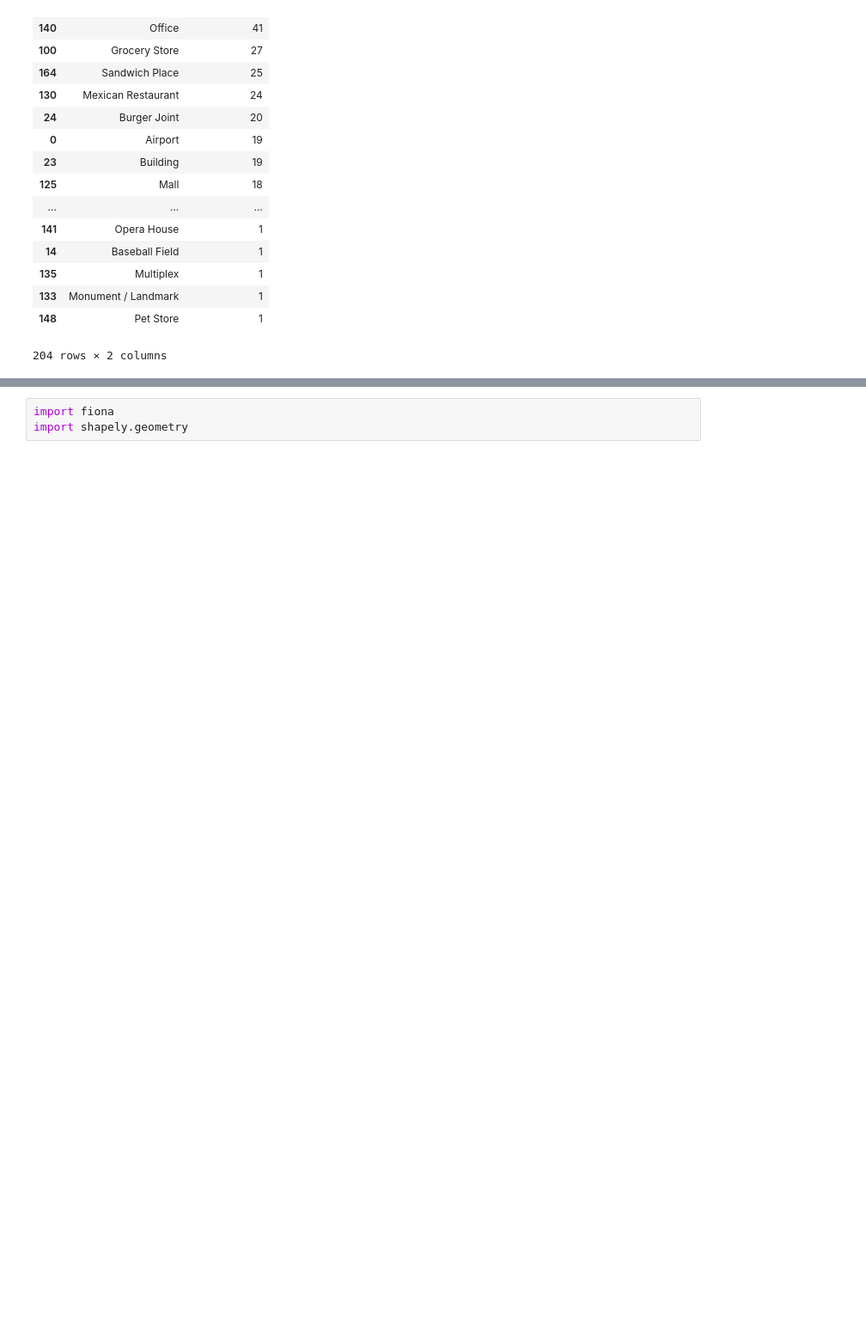
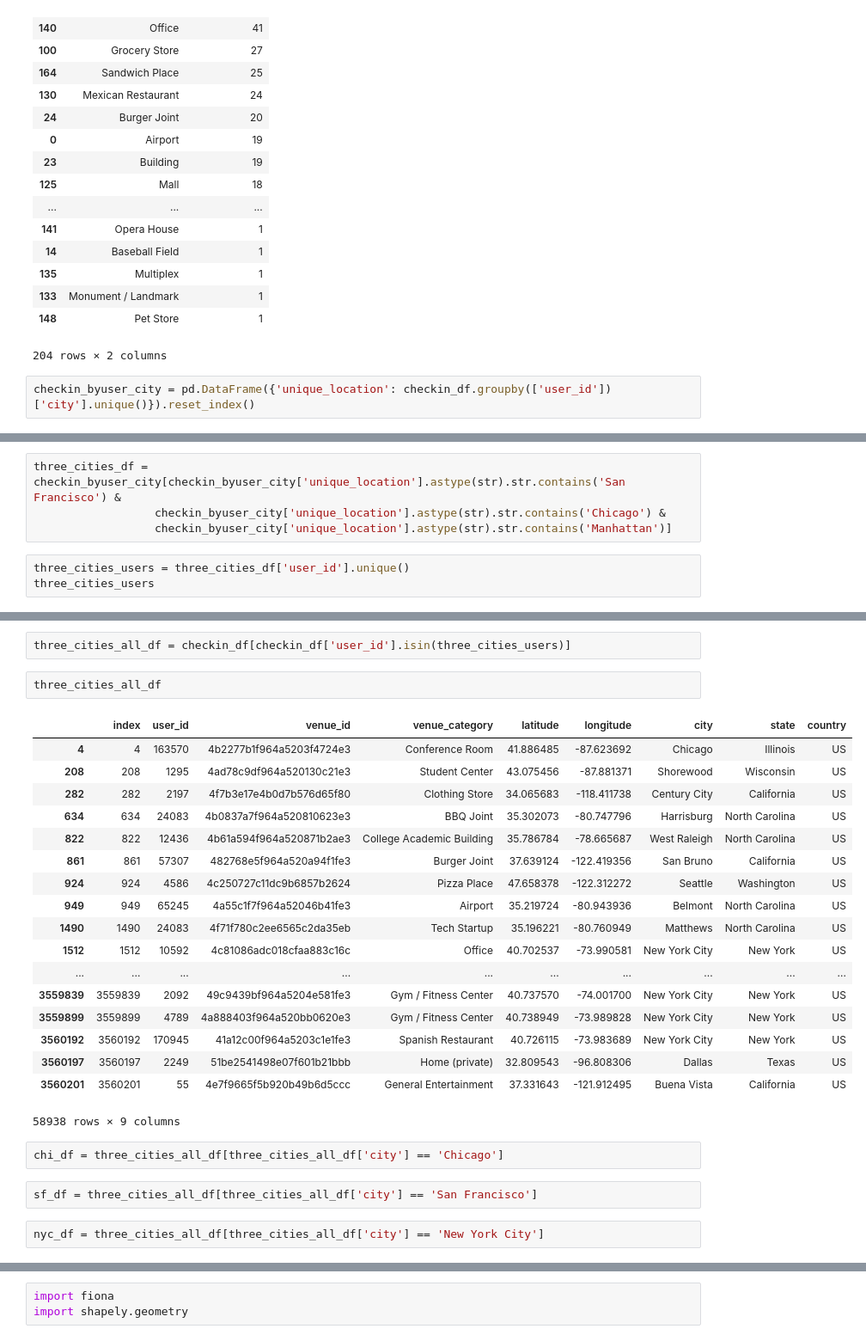
Before and after one commit to gotjennie/foursquaredataproject, a Jupyter notebook: foursquare-exploration-jennie1.ipynb, the cells around one changed output, grey strips where cells are left out. Shown at 86% size. Saved outputs shown, nothing was run; the diff lists cells and outputs as text; blank space fills up the shorter version.

```diff
--- a/foursquare-exploration-jennie1.ipynb
+++ b/foursquare-exploration-jennie1.ipynb
@@ -138,3 +138,5 @@ categories_df.sort_values(['num_checkins'], ascending=[False])
 | 133 | Monument / Landmark | 1 |
 | 148 | Pet Store | 1 |
 204 rows × 2 columns
+# %%
+checkin_byuser_city = pd.DataFrame({'unique_location': checkin_df.groupby(['user_id'])['city'].unique()}).reset_index()
@@ -140,0 +164,7 @@ categories_df.sort_values(['num_checkins'], ascending=[False])
+# %%
+three_cities_df = checkin_byuser_city[checkin_byuser_city['unique_location'].astype(str).str.contains('San Francisco') &
+                  checkin_byuser_city['unique_location'].astype(str).str.contains('Chicago') &
+                  checkin_byuser_city['unique_location'].astype(str).str.contains('Manhattan')]
+# %%
+three_cities_users = three_cities_df['user_id'].unique()
+three_cities_users
@@ -140,0 +189,29 @@ categories_df.sort_values(['num_checkins'], ascending=[False])
+# %%
+three_cities_all_df = checkin_df[checkin_df['user_id'].isin(three_cities_users)]
+# %%
+three_cities_all_df
+# %% [output]
+|  | index | user_id | venue_id | venue_category | latitude | longitude | city | state | country |
+| 4 | 4 | 163570 | 4b2277b1f964a5203f4724e3 | Conference Room | 41.886485 | -87.623692 | Chicago | Illinois | US |
+| 208 | 208 | 1295 | 4ad78c9df964a520130c21e3 | Student Center | 43.075456 | -87.881371 | Shorewood | Wisconsin | US |
+| 282 | 282 | 2197 | 4f7b3e17e4b0d7b576d65f80 | Clothing Store | 34.065683 | -118.411738 | Century City | California | US |
+| 634 | 634 | 24083 | 4b0837a7f964a520810623e3 | BBQ Joint | 35.302073 | -80.747796 | Harrisburg | North Carolina | US |
+| 822 | 822 | 12436 | 4b61a594f964a520871b2ae3 | College Academic Building | 35.786784 | -78.665687 | West Raleigh | North Carolina | US |
+| 861 | 861 | 57307 | 482768e5f964a520a94f1fe3 | Burger Joint | 37.639124 | -122.419356 | San Bruno | California | US |
+| 924 | 924 | 4586 | 4c250727c11dc9b6857b2624 | Pizza Place | 47.658378 | -122.312272 | Seattle | Washington | US |
+| 949 | 949 | 65245 | 4a55c1f7f964a52046b41fe3 | Airport | 35.219724 | -80.943936 | Belmont | North Carolina | US |
+| 1490 | 1490 | 24083 | 4f71f780c2ee6565c2da35eb | Tech Startup | 35.196221 | -80.760949 | Matthews | North Carolina | US |
+| 1512 | 1512 | 10592 | 4c81086adc018cfaa883c16c | Office | 40.702537 | -73.990581 | New York City | New York | US |
+| ... | ... | ... | ... | ... | ... | ... | ... | ... | ... |
+| 3559839 | 3559839 | 2092 | 49c9439bf964a5204e581fe3 | Gym / Fitness Center | 40.737570 | -74.001700 | New York City | New York | US |
+| 3559899 | 3559899 | 4789 | 4a888403f964a520bb0620e3 | Gym / Fitness Center | 40.738949 | -73.989828 | New York City | New York | US |
+| 3560192 | 3560192 | 170945 | 41a12c00f964a5203c1e1fe3 | Spanish Restaurant | 40.726115 | -73.983689 | New York City | New York | US |
+| 3560197 | 3560197 | 2249 | 51be2541498e07f601b21bbb | Home (private) | 32.809543 | -96.808306 | Dallas | Texas | US |
+| 3560201 | 3560201 | 55 | 4e7f9665f5b920b49b6d5ccc | General Entertainment | 37.331643 | -121.912495 | Buena Vista | California | US |
+58938 rows × 9 columns
+# %%
+chi_df = three_cities_all_df[three_cities_all_df['city'] == 'Chicago']
+# %%
+sf_df = three_cities_all_df[three_cities_all_df['city'] == 'San Francisco']
+# %%
+nyc_df = three_cities_all_df[three_cities_all_df['city'] == 'New York City']
```
Also changed, not shown: parts of 11 cells of this notebook, 6 other files.
